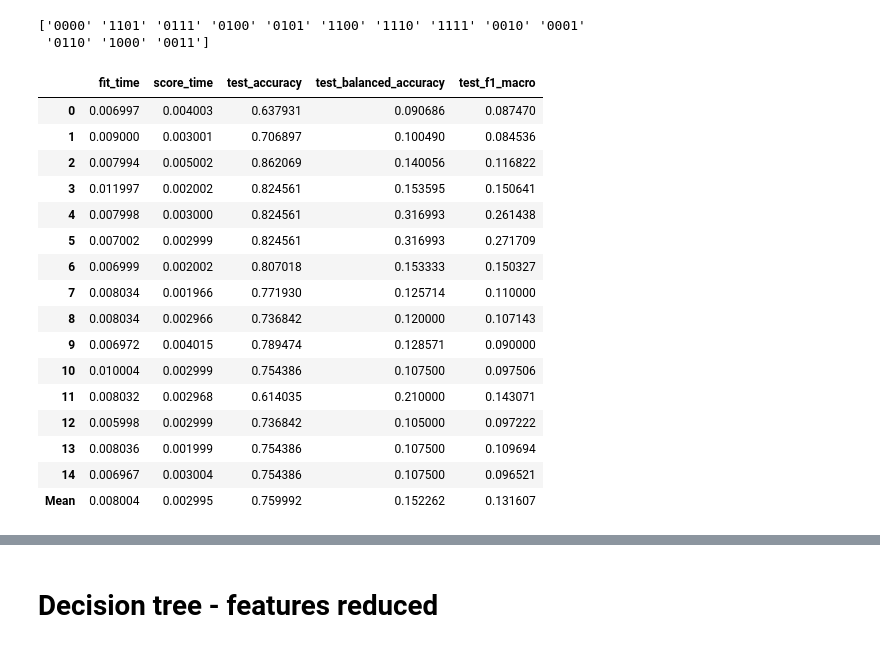
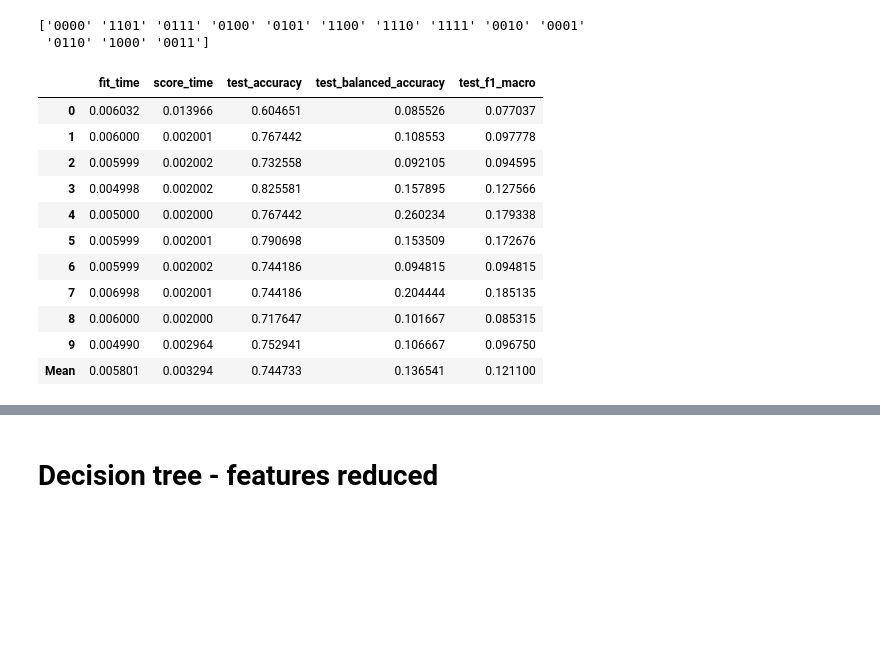
Before and after one commit to MatusPilnan/oznal-projekt-2020, a Jupyter notebook: oznal.ipynb, the cells around one changed output, grey strips where cells are left out. Cells and saved outputs as stored; diff of their text form; code cells hidden in the pictures; blank space fills up the shorter version.

```diff
--- a/oznal.ipynb
+++ b/oznal.ipynb
@@ -240,26 +240,21 @@ X_train, X_test, y_train, y_test = train_test_split(X, y['label'])
 # %%
 model = DecisionTreeClassifier()
 model.fit(X_train, y_train)
-scores = pd.DataFrame(cross_validate(model, X, y['label'], scoring=['accuracy', 'balanced_accuracy', 'f1_macro'], cv=15))
+scores = pd.DataFrame(cross_validate(model, X, y['label'], scoring=['accuracy', 'balanced_accuracy', 'f1_macro'], cv=10))
 scores.append(scores.mean().rename('Mean'))
 # %% [output]
 |  | fit_time | score_time | test_accuracy | test_balanced_accuracy | test_f1_macro |
-| 0 | 0.006997 | 0.004003 | 0.637931 | 0.090686 | 0.087470 |
-| 1 | 0.009000 | 0.003001 | 0.706897 | 0.100490 | 0.084536 |
-| 2 | 0.007994 | 0.005002 | 0.862069 | 0.140056 | 0.116822 |
-| 3 | 0.011997 | 0.002002 | 0.824561 | 0.153595 | 0.150641 |
-| 4 | 0.007998 | 0.003000 | 0.824561 | 0.316993 | 0.261438 |
-| 5 | 0.007002 | 0.002999 | 0.824561 | 0.316993 | 0.271709 |
-| 6 | 0.006999 | 0.002002 | 0.807018 | 0.153333 | 0.150327 |
-| 7 | 0.008034 | 0.001966 | 0.771930 | 0.125714 | 0.110000 |
-| 8 | 0.008034 | 0.002966 | 0.736842 | 0.120000 | 0.107143 |
-| 9 | 0.006972 | 0.004015 | 0.789474 | 0.128571 | 0.090000 |
-| 10 | 0.010004 | 0.002999 | 0.754386 | 0.107500 | 0.097506 |
-| 11 | 0.008032 | 0.002968 | 0.614035 | 0.210000 | 0.143071 |
-| 12 | 0.005998 | 0.002999 | 0.736842 | 0.105000 | 0.097222 |
-| 13 | 0.008036 | 0.001999 | 0.754386 | 0.107500 | 0.109694 |
-| 14 | 0.006967 | 0.003004 | 0.754386 | 0.107500 | 0.096521 |
-| Mean | 0.008004 | 0.002995 | 0.759992 | 0.152262 | 0.131607 |
+| 0 | 0.006032 | 0.013966 | 0.604651 | 0.085526 | 0.077037 |
+| 1 | 0.006000 | 0.002001 | 0.767442 | 0.108553 | 0.097778 |
+| 2 | 0.005999 | 0.002002 | 0.732558 | 0.092105 | 0.094595 |
+| 3 | 0.004998 | 0.002002 | 0.825581 | 0.157895 | 0.127566 |
+| 4 | 0.005000 | 0.002000 | 0.767442 | 0.260234 | 0.179338 |
+| 5 | 0.005999 | 0.002001 | 0.790698 | 0.153509 | 0.172676 |
+| 6 | 0.005999 | 0.002002 | 0.744186 | 0.094815 | 0.094815 |
+| 7 | 0.006998 | 0.002001 | 0.744186 | 0.204444 | 0.185135 |
+| 8 | 0.006000 | 0.002000 | 0.717647 | 0.101667 | 0.085315 |
+| 9 | 0.004990 | 0.002964 | 0.752941 | 0.106667 | 0.096750 |
+| Mean | 0.005801 | 0.003294 | 0.744733 | 0.136541 | 0.121100 |
 # %%
 y_pred = model.predict(X_test)
 confusion_matrix(y_test, y_pred)
```
Also changed, not shown: parts of 15 cells of this notebook.
